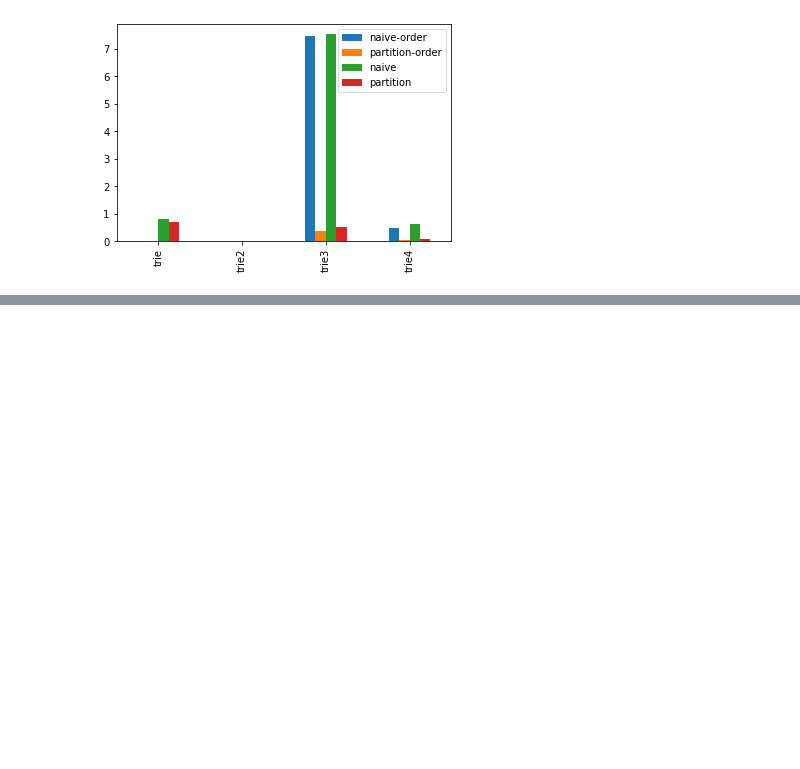
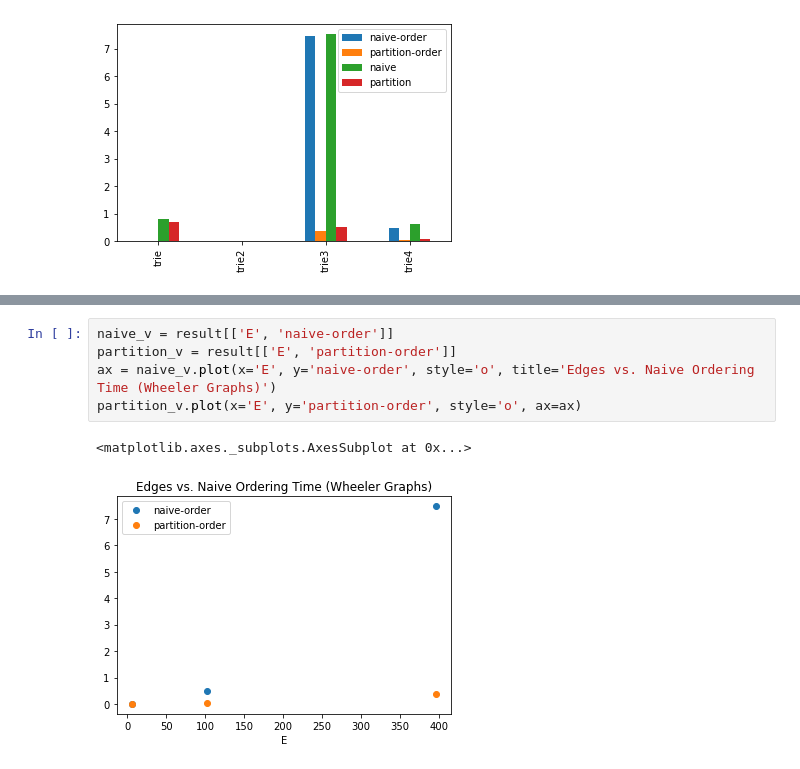
Before and after one commit to emmagan/jhu_comp_gen, a Jupyter notebook: benchmark/bench_analytics.ipynb, the cells around one changed output, grey strips where cells are left out. Drawn from its saved outputs; the diff is of its cells as text; blank space fills up the shorter version.

```diff
--- a/benchmark/bench_analytics.ipynb
+++ b/benchmark/bench_analytics.ipynb
@@ -48,0 +78,8 @@ manual_df
+# %%
+naive_v = result[['E', 'naive-order']]
+partition_v = result[['E', 'partition-order']]
+ax = naive_v.plot(x='E', y='naive-order', style='o', title='Edges vs. Naive Ordering Time (Wheeler Graphs)')
+partition_v.plot(x='E', y='partition-order', style='o', ax=ax)
+# %% [output]
+<matplotlib.axes._subplots.AxesSubplot at 0x...>
+[figure, added]
```
Also changed, not shown: parts of 10 cells of this notebook, 7 other files.
